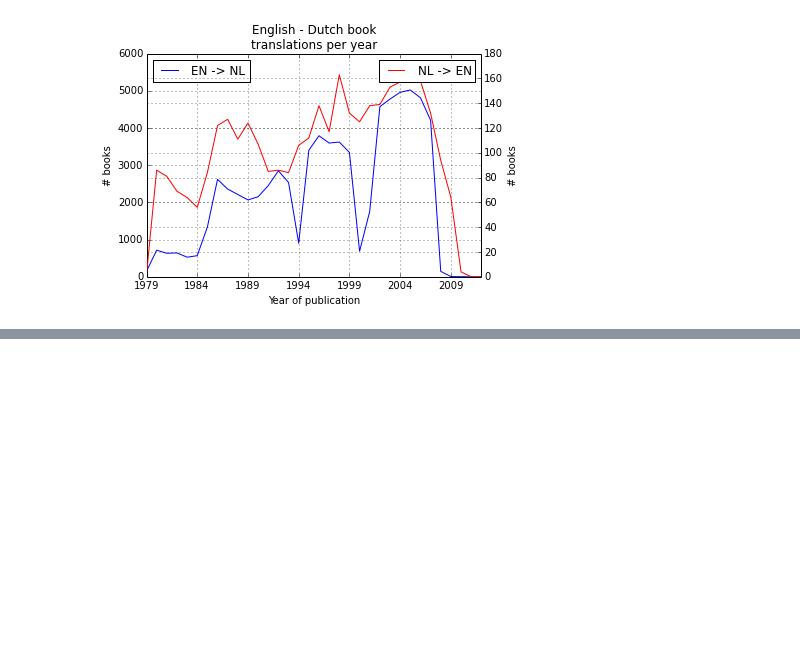
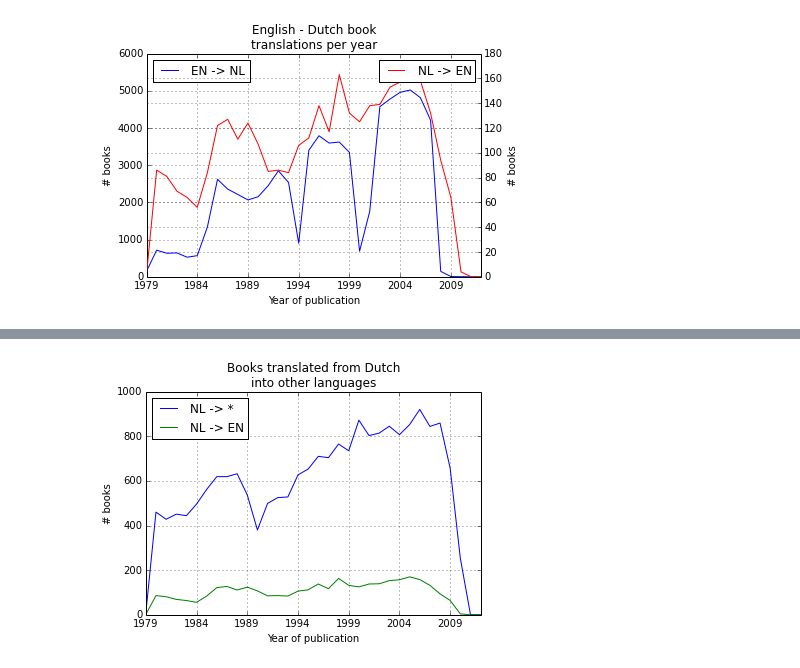
Before and after one commit to c-martinez/BeyondTheBook, a Jupyter notebook: Unesco translationum.ipynb, the cells around one changed output, grey strips where cells are left out. Saved outputs shown, nothing was run; the diff lists cells and outputs as text; code cells hidden in the pictures; blank space fills up the shorter version.

```diff
--- a/Unesco translationum.ipynb
+++ b/Unesco translationum.ipynb
@@ -168,0 +259,12 @@ title('English - Dutch book \ntranslations per year');
+# %%
+from_lang = 'Dutch'
+to_lang = 'English'
+cols = [ col for col in data_tt.columns if col.startswith(from_lang + ' - ')]
+data_tt[cols].transpose().sum().plot(label='NL -> *')
+data_tt[from_lang + ' - ' + to_lang].plot(label='NL -> EN')
+legend(loc=0)
+xlabel('Year of publication')
+ylabel('# books')
+title('Books translated from Dutch \ninto other languages');
+# %% [output]
+[figure, added]
```
Also changed, not shown: parts of 12 cells of this notebook, 1 other file.
